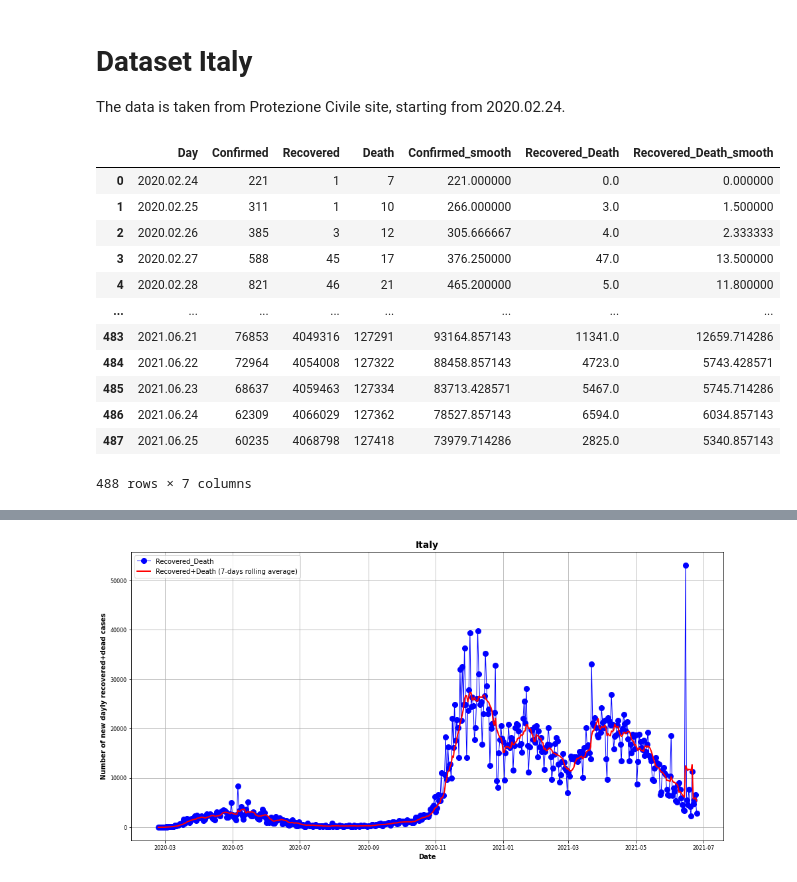
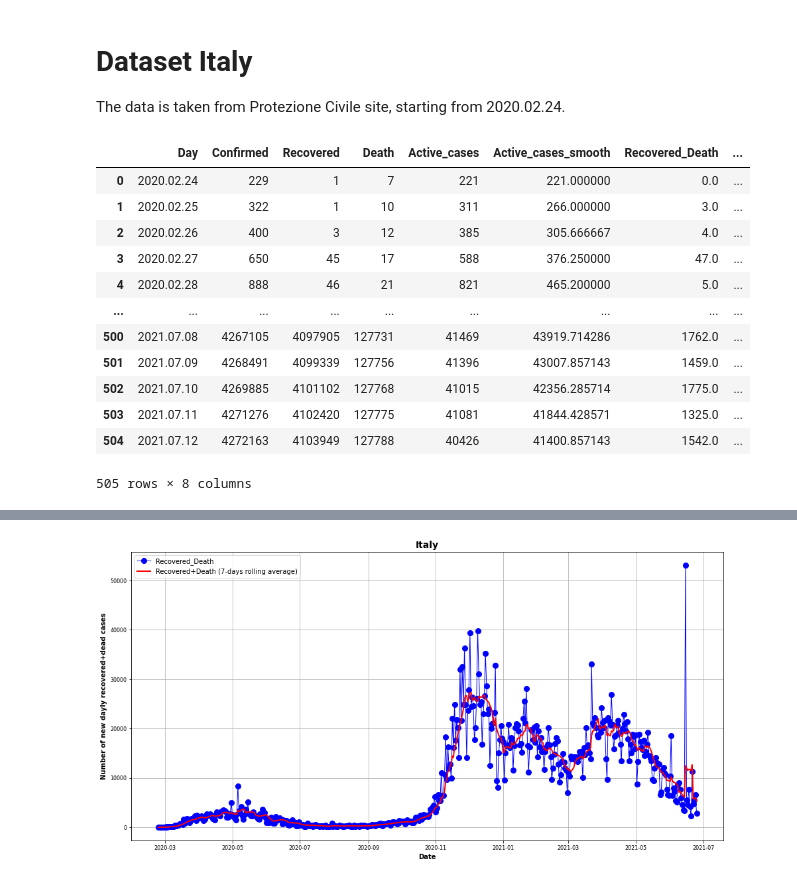
Before and after one commit to Nuelam9/Bayesian-inference-on-SCIR-epidemic-model, a Jupyter notebook: Advanced-statistics/notebook/data_preprocessing.ipynb, the cells around one changed output, grey strips where cells are left out. Drawn from its saved outputs; the diff is of its cells as text; code cells hidden in the pictures.

```diff
--- a/Advanced-statistics/notebook/data_preprocessing.ipynb
+++ b/Advanced-statistics/notebook/data_preprocessing.ipynb
@@ -115,34 +115,34 @@ The data is taken from Protezione Civile site, starting from 2020.02.24.
 # %%
 # dataset active cases
 # all data from 2020-02-28 to today
 url_ita = "https://raw.githubusercontent.com/pcm-dpc/COVID-19/master/dati-andamento" + \
             "-nazionale/dpc-covid19-ita-andamento-nazionale.csv"
 
 df1 = pd.read_csv(url_ita)[['data', 'totale_casi', 'dimessi_guariti', 'deceduti']]
 df1.columns = ['Day', 'Confirmed', 'Recovered', 'Death']
 df1['Day'] = pd.to_datetime(df1.Day, format='%Y.%m.%d').dt.strftime('%Y.%m.%d')
 
 
-df1['Confirmed'] = df1.Confirmed - df1.Recovered - df1.Death
-df1['Confirmed_smooth'] = df1.Confirmed.rolling(7, min_periods=1).mean()
+df1['Active_cases'] = df1.Confirmed - df1.Recovered - df1.Death
+df1['Active_cases_smooth'] = df1.Active_cases.rolling(7, min_periods=1).mean()
 df1['Recovered_Death'] = (df1.Recovered + df1.Death).diff().fillna(0) # (daily derivative)
 df1['Recovered_Death_smooth'] = df1.Recovered_Death.rolling(7, min_periods=1).mean()
 
 
 df1
 # %% [output]
-|  | Day | Confirmed | Recovered | Death | Confirmed_smooth | Recovered_Death | Recovered_Death_smooth |
-| 0 | 2020.02.24 | 221 | 1 | 7 | 221.000000 | 0.0 | 0.000000 |
-| 1 | 2020.02.25 | 311 | 1 | 10 | 266.000000 | 3.0 | 1.500000 |
-| 2 | 2020.02.26 | 385 | 3 | 12 | 305.666667 | 4.0 | 2.333333 |
-| 3 | 2020.02.27 | 588 | 45 | 17 | 376.250000 | 47.0 | 13.500000 |
-| 4 | 2020.02.28 | 821 | 46 | 21 | 465.200000 | 5.0 | 11.800000 |
-| ... | ... | ... | ... | ... | ... | ... | ... |
-| 483 | 2021.06.21 | 76853 | 4049316 | 127291 | 93164.857143 | 11341.0 | 12659.714286 |
-| 484 | 2021.06.22 | 72964 | 4054008 | 127322 | 88458.857143 | 4723.0 | 5743.428571 |
-| 485 | 2021.06.23 | 68637 | 4059463 | 127334 | 83713.428571 | 5467.0 | 5745.714286 |
-| 486 | 2021.06.24 | 62309 | 4066029 | 127362 | 78527.857143 | 6594.0 | 6034.857143 |
-| 487 | 2021.06.25 | 60235 | 4068798 | 127418 | 73979.714286 | 2825.0 | 5340.857143 |
+|  | Day | Confirmed | Recovered | Death | Active_cases | Active_cases_smooth | Recovered_Death | ... |
+| 0 | 2020.02.24 | 229 | 1 | 7 | 221 | 221.000000 | 0.0 | ... |
+| 1 | 2020.02.25 | 322 | 1 | 10 | 311 | 266.000000 | 3.0 | ... |
+| 2 | 2020.02.26 | 400 | 3 | 12 | 385 | 305.666667 | 4.0 | ... |
+| 3 | 2020.02.27 | 650 | 45 | 17 | 588 | 376.250000 | 47.0 | ... |
+| 4 | 2020.02.28 | 888 | 46 | 21 | 821 | 465.200000 | 5.0 | ... |
+| ... | ... | ... | ... | ... | ... | ... | ... | ... |
+| 500 | 2021.07.08 | 4267105 | 4097905 | 127731 | 41469 | 43919.714286 | 1762.0 | ... |
+| 501 | 2021.07.09 | 4268491 | 4099339 | 127756 | 41396 | 43007.857143 | 1459.0 | ... |
+| 502 | 2021.07.10 | 4269885 | 4101102 | 127768 | 41015 | 42356.285714 | 1775.0 | ... |
+| 503 | 2021.07.11 | 4271276 | 4102420 | 127775 | 41081 | 41844.428571 | 1325.0 | ... |
+| 504 | 2021.07.12 | 4272163 | 4103949 | 127788 | 40426 | 41400.857143 | 1542.0 | ... |
-488 rows × 7 columns
+505 rows × 8 columns
 # %%
 # save fgure with plot from january
```
Also changed, not shown: parts of 3 cells of this notebook, 17 other files.
